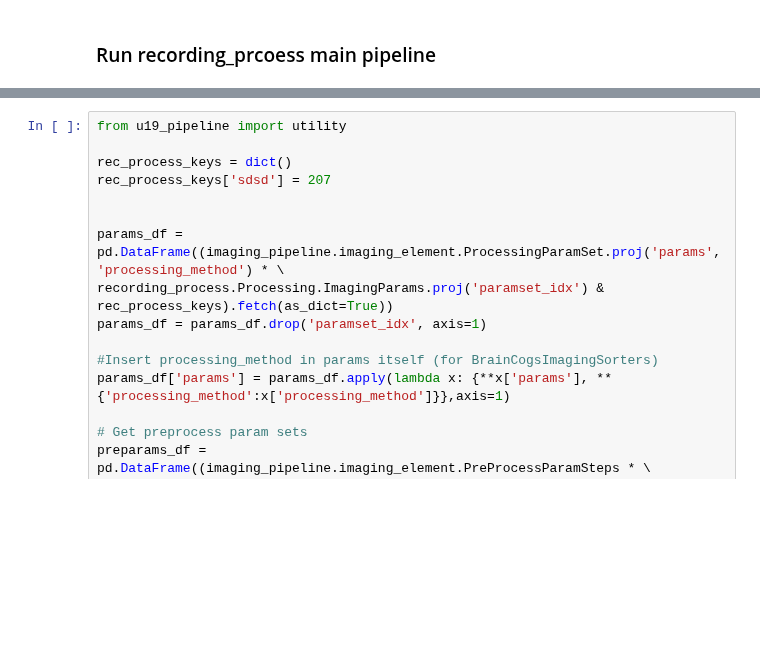
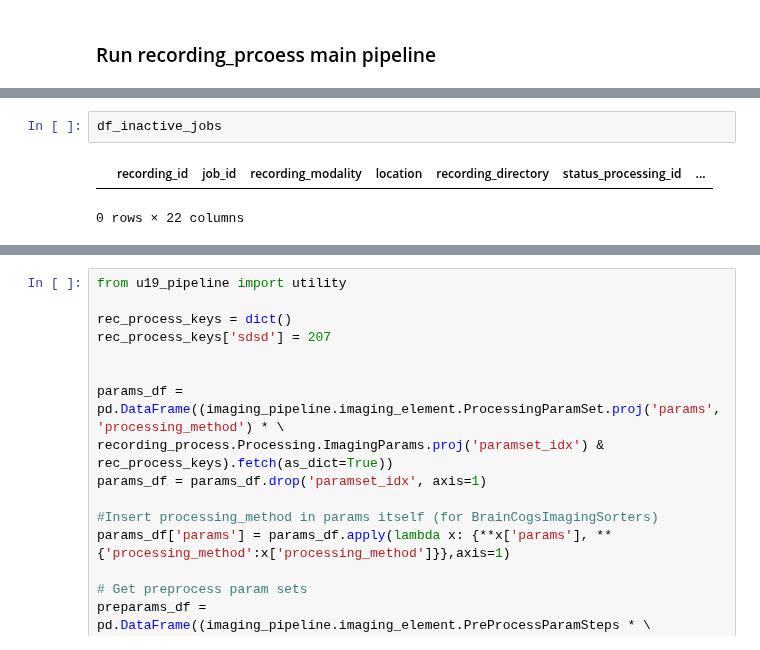
Before and after one commit to BrainCOGS/U19-pipeline-python, a Jupyter notebook: notebooks/TestAutomaticPipeline.ipynb, the cells around one changed output, grey strips where cells are left out. Saved outputs shown, nothing was run; the diff lists cells and outputs as text; blank space fills up the shorter version.

```diff
--- a/notebooks/TestAutomaticPipeline.ipynb
+++ b/notebooks/TestAutomaticPipeline.ipynb
@@ -122,0 +148,5 @@ TypeError: unhashable type: 'dict'
+# %%
+df_inactive_jobs
+# %% [output]
+|  | recording_id | job_id | recording_modality | location | recording_directory | status_processing_id | ... |
+0 rows × 22 columns
```
Also changed, not shown: parts of 9 cells of this notebook, 2 other files.
